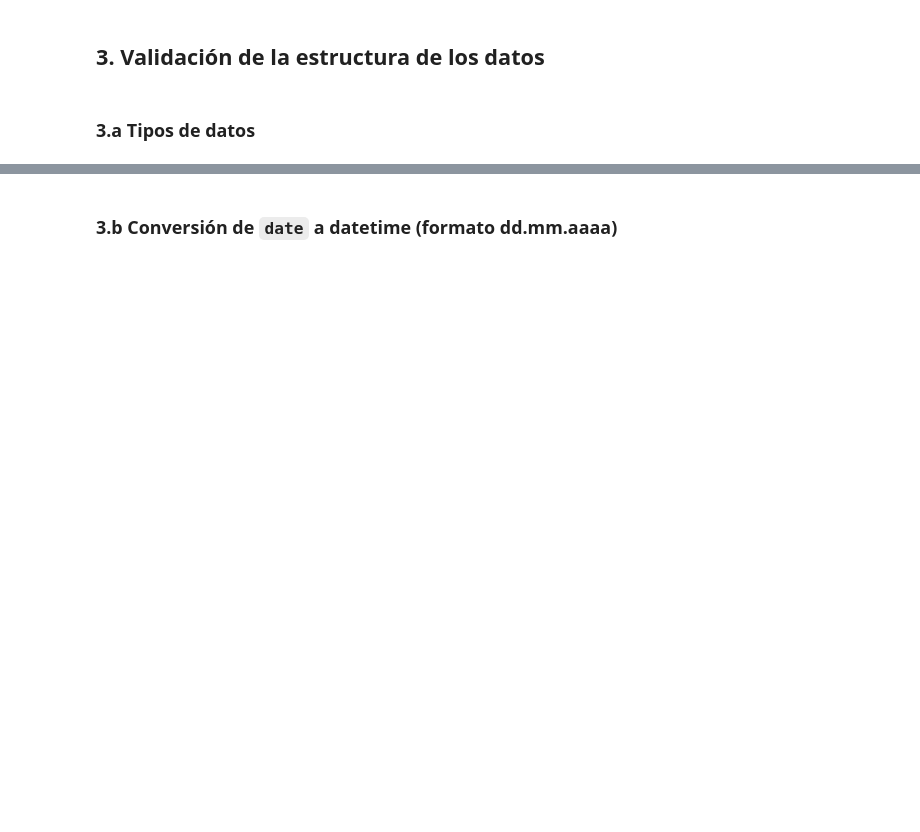
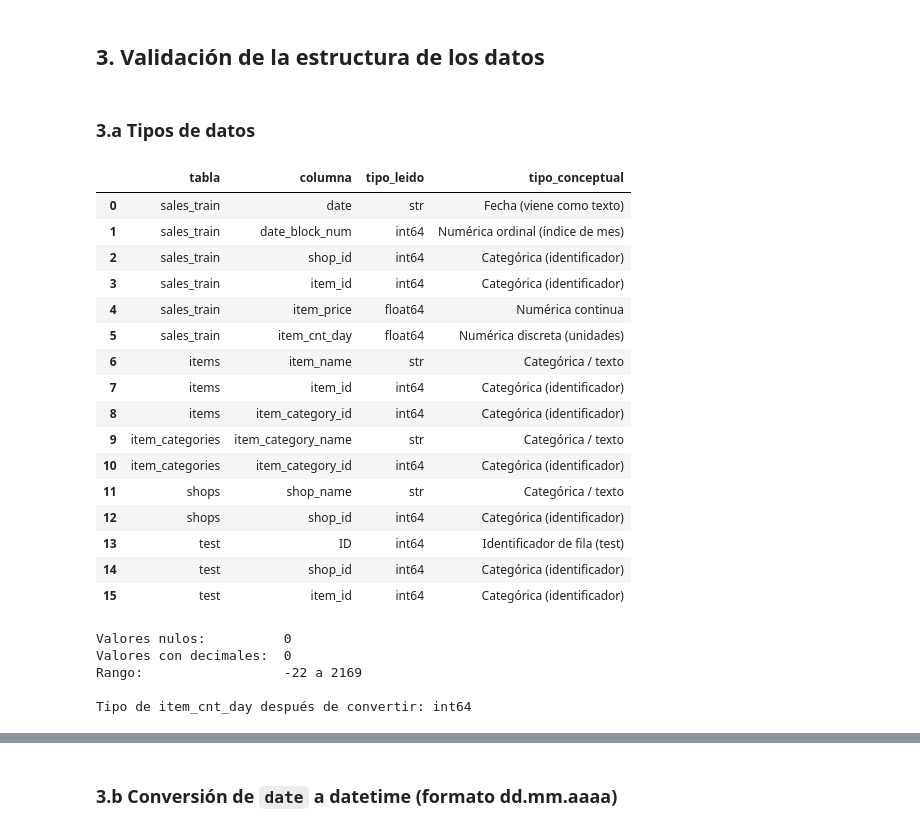
Before and after one commit to alfredo1010/proyecto_predict_future_sales, a Jupyter notebook: notebooks/01_exploratory_data_analysis.ipynb, the cells around one changed output, grey strips where cells are left out. Drawn from its saved outputs; the diff is of its cells as text; code cells hidden in the pictures; blank space fills up the shorter version.

```diff
--- a/notebooks/01_exploratory_data_analysis.ipynb
+++ b/notebooks/01_exploratory_data_analysis.ipynb
@@ -64,4 +225,61 @@ print("Datos crudos en:", RAW_DATA_DIR)
 ## 3. Validación de la estructura de los datos
 # %% [markdown]
 ### 3.a Tipos de datos
+# %%
+# Tipo con el que pandas leyó cada columna vs. su tipo conceptual
+tipo_conceptual = {
+    "date": "Fecha (viene como texto)",
+    "date_block_num": "Numérica ordinal (índice de mes)",
+    "shop_id": "Categórica (identificador)",
+    "item_id": "Categórica (identificador)",
+    "item_category_id": "Categórica (identificador)",
+    "ID": "Identificador de fila (test)",
+    "item_price": "Numérica continua",
+    "item_cnt_day": "Numérica discreta (unidades)",
+    "item_name": "Categórica / texto",
+    "item_category_name": "Categórica / texto",
+    "shop_name": "Categórica / texto",
+}
+pd.DataFrame(
+    [
+        (nombre, col, str(df[col].dtype), tipo_conceptual[col])
+        for nombre, df in datos.items()
+        for col in df.columns
+    ],
+    columns=["tabla", "columna", "tipo_leido", "tipo_conceptual"],
+)
+# %% [output]
+|  | tabla | columna | tipo_leido | tipo_conceptual |
+| 0 | sales_train | date | str | Fecha (viene como texto) |
+| 1 | sales_train | date_block_num | int64 | Numérica ordinal (índice de mes) |
+| 2 | sales_train | shop_id | int64 | Categórica (identificador) |
+| 3 | sales_train | item_id | int64 | Categórica (identificador) |
+| 4 | sales_train | item_price | float64 | Numérica continua |
+| 5 | sales_train | item_cnt_day | float64 | Numérica discreta (unidades) |
+| 6 | items | item_name | str | Categórica / texto |
+| 7 | items | item_id | int64 | Categórica (identificador) |
+| 8 | items | item_category_id | int64 | Categórica (identificador) |
+| 9 | item_categories | item_category_name | str | Categórica / texto |
+| 10 | item_categories | item_category_id | int64 | Categórica (identificador) |
+| 11 | shops | shop_name | str | Categórica / texto |
+| 12 | shops | shop_id | int64 | Categórica (identificador) |
+| 13 | test | ID | int64 | Identificador de fila (test) |
+| 14 | test | shop_id | int64 | Categórica (identificador) |
+| 15 | test | item_id | int64 | Categórica (identificador) |
+# %%
+# item_cnt_day se leyó como float64 aunque representa unidades: ¿tiene decimales?
+cnt = sales_train["item_cnt_day"]
+print(f"Valores nulos:          {cnt.isna().sum()}")
+print(f"Valores con decimales:  {(cnt % 1 != 0).sum()}")
+print(f"Rango:                  {cnt.min():.0f} a {cnt.max():.0f}")
+
+# Sin decimales -> se convierte a entero (función reutilizable en predict_future_sales/dataset.py)
+sales_train = convertir_cantidad_entera(sales_train)
+print(f"\nTipo de item_cnt_day después de convertir: {sales_train['item_cnt_day'].dtype}")
+# %% [output]
+Valores nulos:          0
+Valores con decimales:  0
+Rango:                  -22 a 2169
+
+Tipo de item_cnt_day después de convertir: int64
 # %% [markdown]
```
Also changed, not shown: parts of 28 cells of this notebook, 4 other files.
